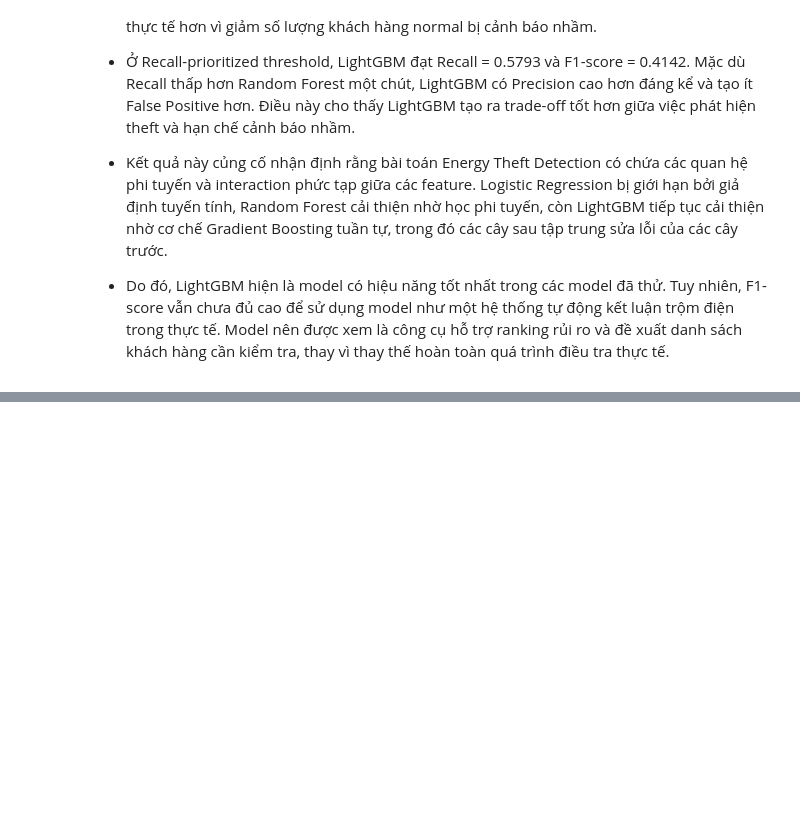
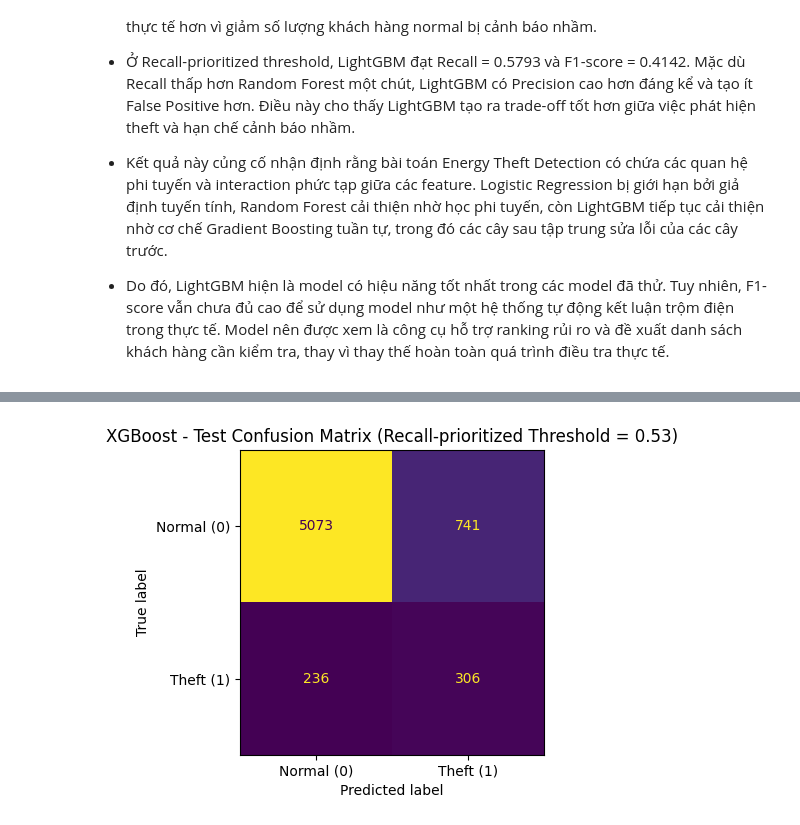
Before and after one commit to longzu-ComputerScience/CS114----ML-Project---Energy-Theft-Detection, a Jupyter notebook: notebooks/model_training_first_version.ipynb, the cells around one changed output, grey strips where cells are left out. Cells and saved outputs as stored; diff of their text form; code cells hidden in the pictures; blank space fills up the shorter version.

```diff
--- a/notebooks/model_training_first_version.ipynb
+++ b/notebooks/model_training_first_version.ipynb
@@ -4318,0 +4376,23 @@ lgbm_vs_previous_models_df
+# %%
+# 19.1. Tính scale_pos_weight từ train set
+
+# scale_pos_weight = số mẫu class 0 / số mẫu class 1
+# Chỉ tính trên train set để tránh data leakage.
+# Dù biến scale_pos_weight có thể đã tồn tại từ STEP 18,
+# ta vẫn tính lại ở STEP 19 để cell độc lập và dễ đọc hơn.
+y_train_series_xgb = pd.Series(y_train)
+
+xgb_train_class_counts = y_train_series_xgb.value_counts().sort_index()
+
+xgb_n_negative = xgb_train_class_counts.loc[0]
+xgb_n_positive = xgb_train_class_counts.loc[1]
+
+xgb_scale_pos_weight = xgb_n_negative / xgb_n_positive
+
+print("Train class distribution:")
+print(xgb_train_class_counts)
+
+print("\nTrain class ratio:")
+print((xgb_train_class_counts / xgb_train_class_counts.sum()).round(6))
+
+print(f"\nxgb_scale_pos_weight = {xgb_scale_pos_weight:.6f}")
@@ -4318,0 +4956,13 @@ lgbm_vs_previous_models_df
+# %%
+# 19.12. Confusion matrix trên test set với XGBoost Recall-prioritized threshold
+
+xgb_test_recall_priority_cm = plot_confusion_matrix_custom(
+    y_true=y_test,
+    y_pred=y_test_pred_xgb_recall_priority,
+    title=(
+        "XGBoost - Test Confusion Matrix "
+        f"(Recall-prioritized Threshold = {xgb_recall_priority_threshold:.2f})"
+    ),
+)
+# %% [output]
+[figure, added]
```
Also changed, not shown: parts of 15 cells of this notebook.
